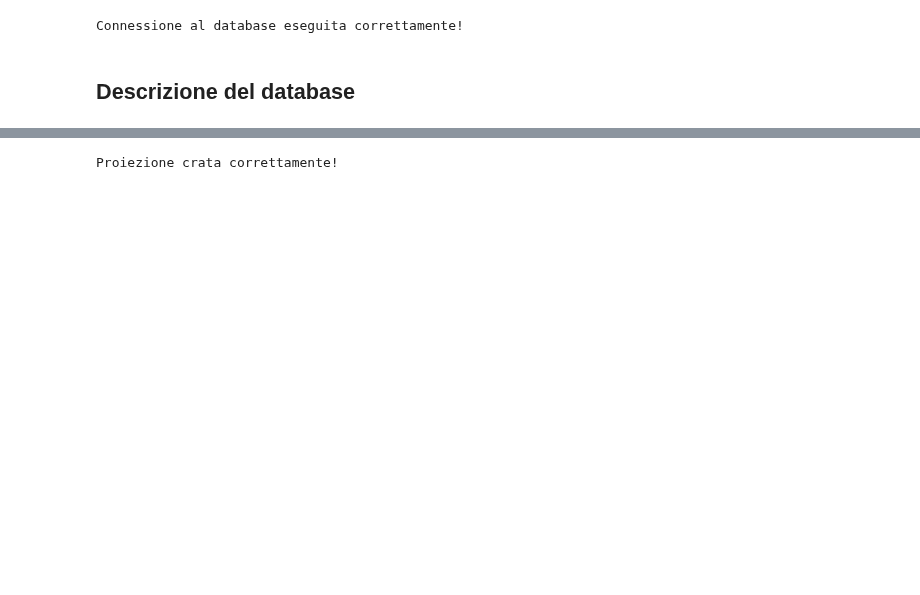
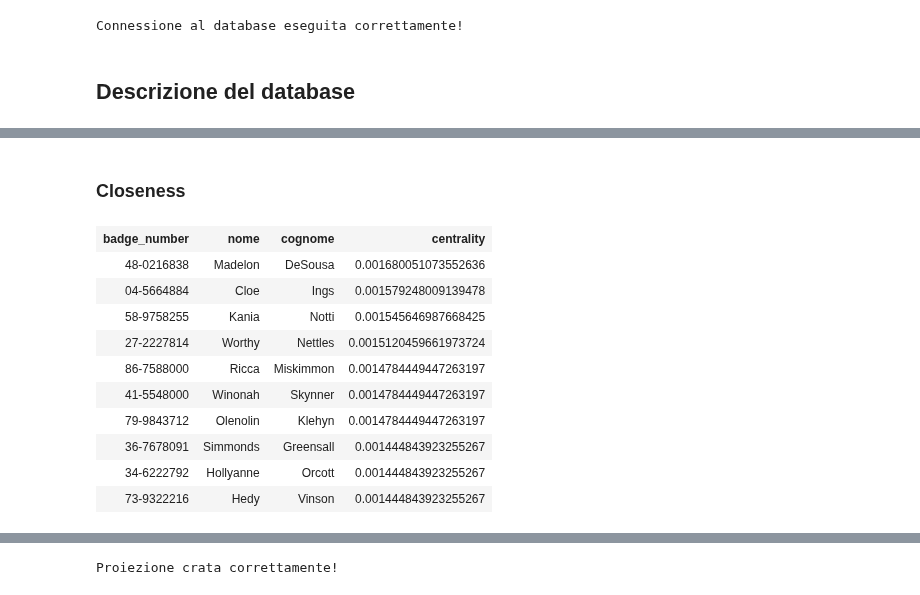
Before and after one commit to ElenaCurti/big-data, a Jupyter notebook: Attivita_06_GraphAnalytics/applicazione.ipynb, the cells around one changed output, grey strips where cells are left out. Drawn from its saved outputs; the diff is of its cells as text; code cells hidden in the pictures; blank space fills up the shorter version.

```diff
--- a/Attivita_06_GraphAnalytics/applicazione.ipynb
+++ b/Attivita_06_GraphAnalytics/applicazione.ipynb
@@ -19,0 +125,24 @@ Connessione al database eseguita correttamente!
+# %% [markdown]
+### Closeness
+# %%
+cq="""
+CALL gds.alpha.closeness.harmonic.stream('"""+NOME_GRAPH_OFFICERS+ """')
+YIELD nodeId, centrality
+WITH gds.util.asNode(nodeId) AS n, centrality
+RETURN n.badge_no as badge_number, n.name as nome, n.surname as cognome, centrality
+ORDER BY centrality DESC
+LIMIT 10 ;
+"""
+print_n_results(cq)
+# %% [output]
+| badge_number | nome | cognome | centrality |
+| 48-0216838 | Madelon | DeSousa | 0.001680051073552636 |
+| 04-5664884 | Cloe | Ings | 0.001579248009139478 |
+| 58-9758255 | Kania | Notti | 0.001545646987668425 |
+| 27-2227814 | Worthy | Nettles | 0.0015120459661973724 |
+| 86-7588000 | Ricca | Miskimmon | 0.0014784449447263197 |
+| 41-5548000 | Winonah | Skynner | 0.0014784449447263197 |
+| 79-9843712 | Olenolin | Klehyn | 0.0014784449447263197 |
+| 36-7678091 | Simmonds | Greensall | 0.001444843923255267 |
+| 34-6222792 | Hollyanne | Orcott | 0.001444843923255267 |
+| 73-9322216 | Hedy | Vinson | 0.001444843923255267 |
```
Also changed, not shown: parts of 37 cells of this notebook, 2 other files.
